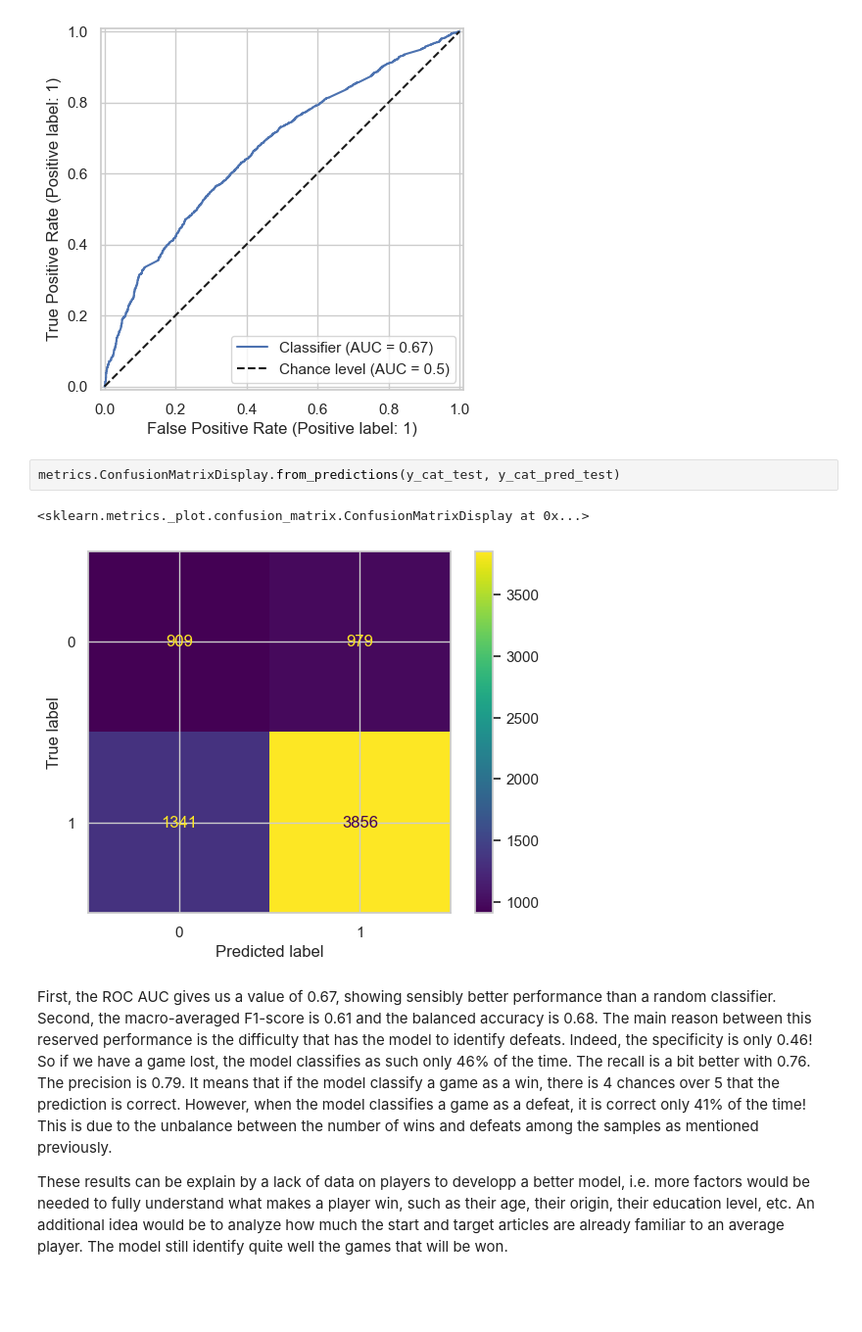
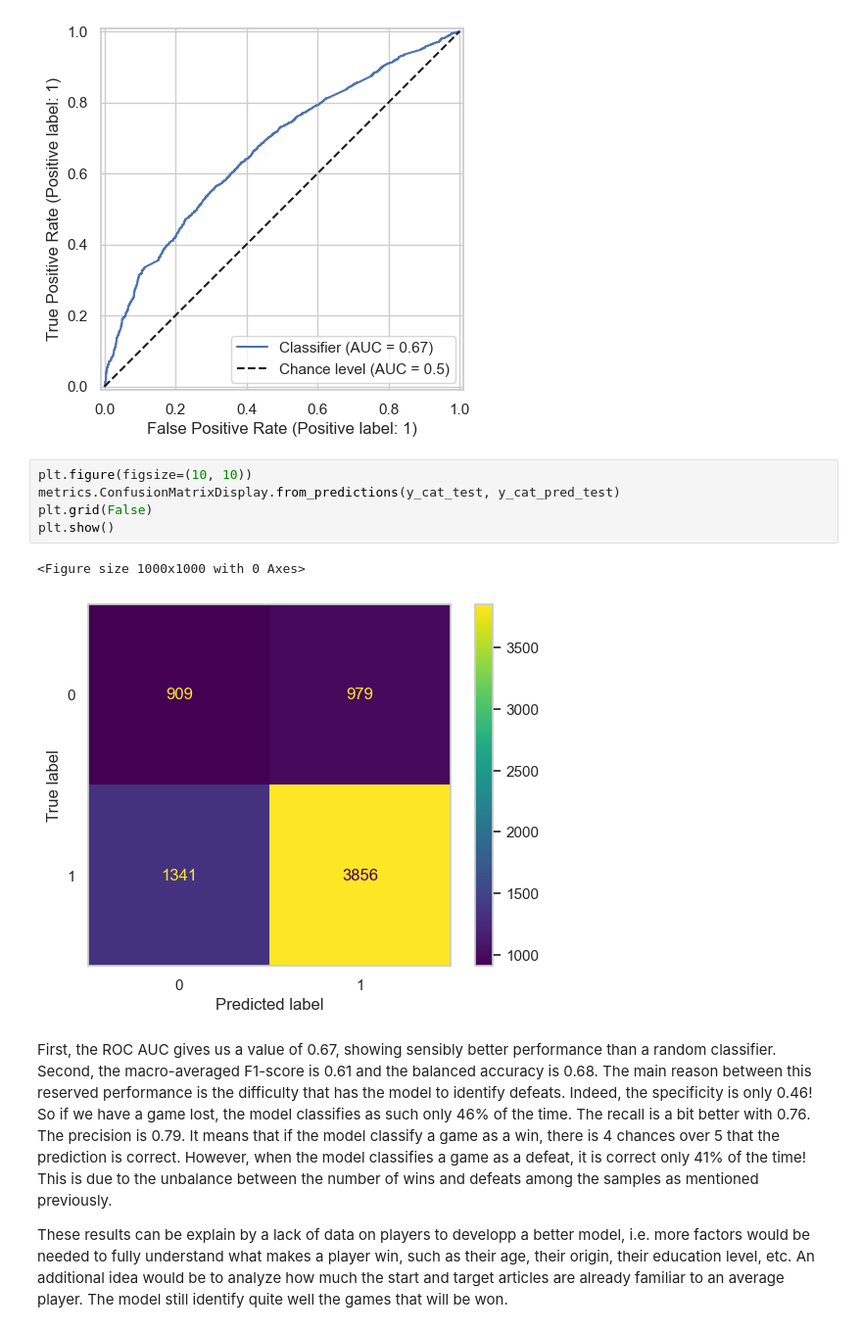
Before and after one commit to epfl-ada/ada-2024-project-outlier-1, a Jupyter notebook: results.ipynb, the cells around one changed output. Shown at 98% size. Drawn from its saved outputs; the diff is of its cells as text; blank space fills up the shorter version.

Commit message:
rerun confusion matrix

```diff
--- a/results.ipynb
+++ b/results.ipynb
@@ -593,11 +593,14 @@ from sklearn.metrics import RocCurveDisplay
 RocCurveDisplay.from_predictions(y_cat_test, y_cat_pred_p_test, plot_chance_level=True);
 # %% [output]
 [figure]
-# %%
-metrics.ConfusionMatrixDisplay.from_predictions(y_cat_test, y_cat_pred_test)
-# %% [output]
-<sklearn.metrics._plot.confusion_matrix.ConfusionMatrixDisplay at 0x...>
-[figure, removed]
+# %%
+plt.figure(figsize=(10, 10))
+metrics.ConfusionMatrixDisplay.from_predictions(y_cat_test, y_cat_pred_test)
+plt.grid(False)
+plt.show()
+# %% [output]
+<Figure size 1000x1000 with 0 Axes>
+[figure, added]
 # %% [markdown]
 First, the ROC AUC gives us a value of 0.67, showing sensibly better performance than a random classifier. Second, the macro-averaged F1-score is 0.61 and the balanced accuracy is 0.68. The main reason between this reserved performance is the difficulty that has the model to identify defeats. Indeed, the specificity is only 0.46! So if we have a game lost, the model classifies as such only 46% of the time. The recall is a bit better with 0.76. The precision is 0.79. It means that if the model classify a game as a win, there is 4 chances over 5 that the prediction is correct. However, when the model classifies a game as a defeat, it is correct only 41% of the time! This is due to the unbalance between the number of wins and defeats among the samples as mentioned previously.
 
```
